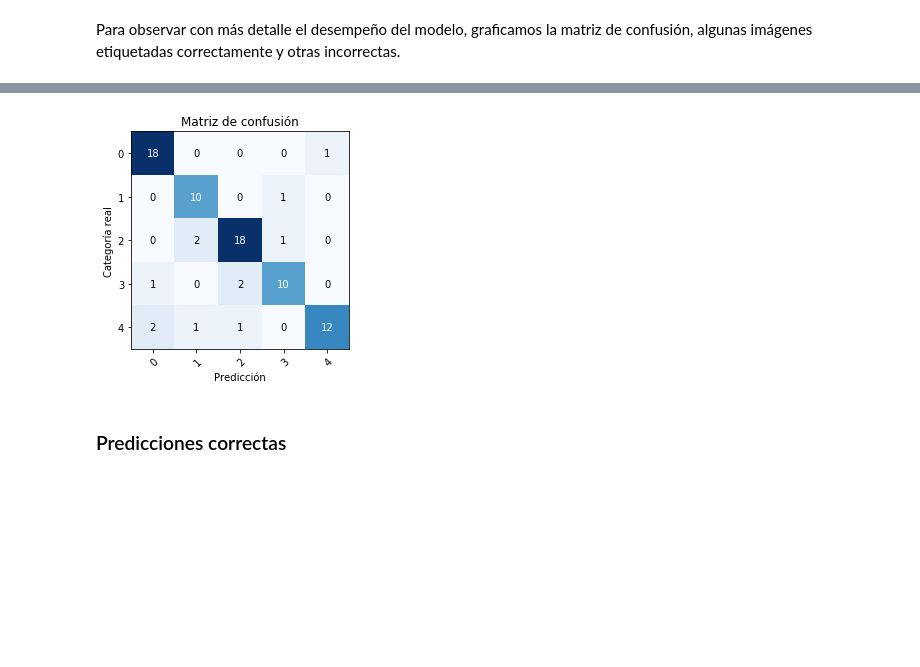
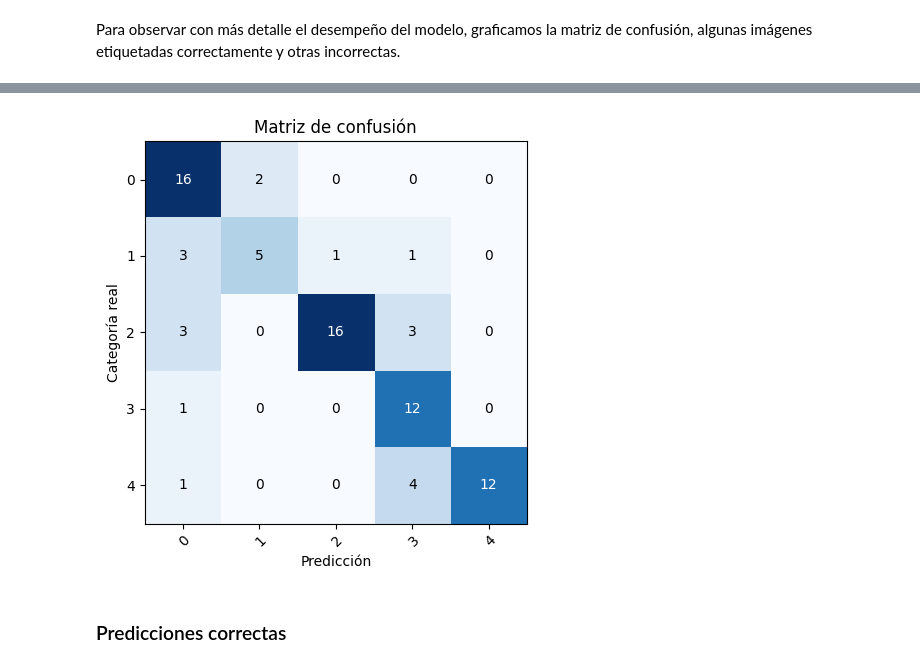
Before and after one commit to Jjat00/Clasificador-Sanitarios-CNN-Keras, a Jupyter notebook: SanitaryClassification.ipynb, the cells around one changed output, grey strips where cells are left out. Cells and saved outputs as stored; diff of their text form; code cells hidden in the pictures; blank space fills up the shorter version.

```diff
--- a/SanitaryClassification.ipynb
+++ b/SanitaryClassification.ipynb
@@ -213,7 +216,8 @@ Para observar con más detalle el desempeño del modelo, graficamos la matriz de
 # %%
 from confusionMatrix import plotConfusionMatrix
 
-predY = model.predict_classes(testX)
+pred_x = model.predict(testX)
+classes_x=np.argmax(pred_x,axis=1)
 labels = ['0','1','2','3','4']
-plotConfusionMatrix(testY, predY, labels)
+plotConfusionMatrix(testY, classes_x, labels)
 # %% [output]
@@ -220,4 +225,4 @@ plotConfusionMatrix(testY, predY, labels)
-[figure, old version]
+[figure, new version]
 # %% [markdown]
 ### Predicciones correctas
 # %%
```
Also changed, not shown: parts of 14 cells of this notebook, 7 other files.
